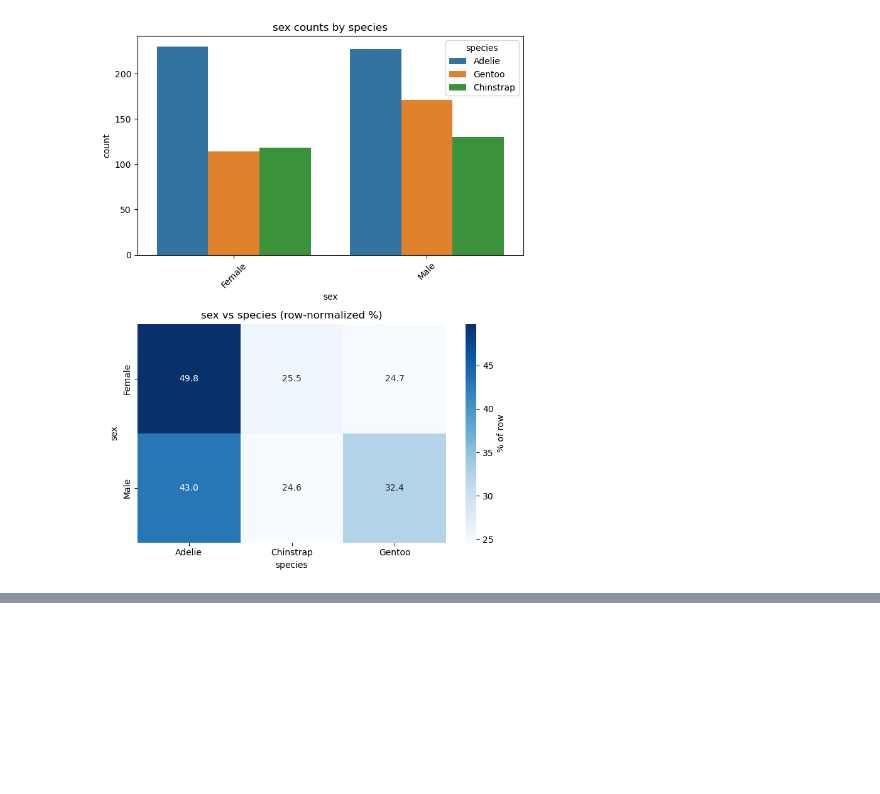
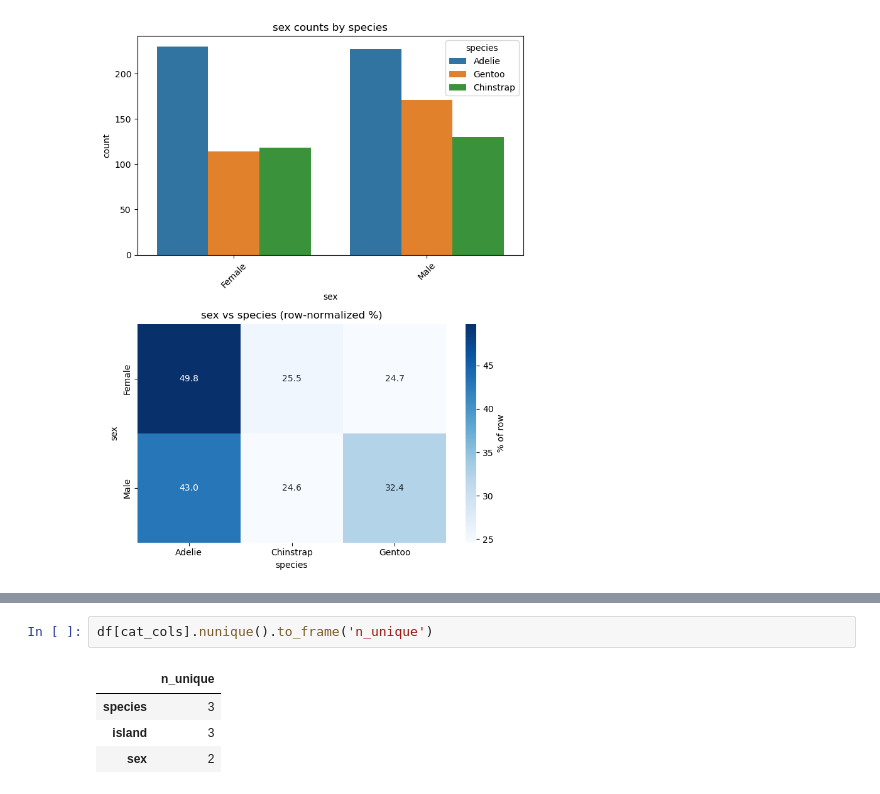
Before and after one commit to rohail410/Penguin-Species-Classification-Project, a Jupyter notebook: project.ipynb, the cells around one changed output, grey strips where cells are left out. Drawn from its saved outputs; the diff is of its cells as text; blank space fills up the shorter version.

```diff
--- a/project.ipynb
+++ b/project.ipynb
@@ -325,0 +453,7 @@ save_and_show(fig, f"{col}_panel.png")
+# %%
+df[cat_cols].nunique().to_frame('n_unique')
+# %% [output]
+|  | n_unique |
+| species | 3 |
+| island | 3 |
+| sex | 2 |
```
Also changed, not shown: parts of 18 cells of this notebook, 4 other files.
